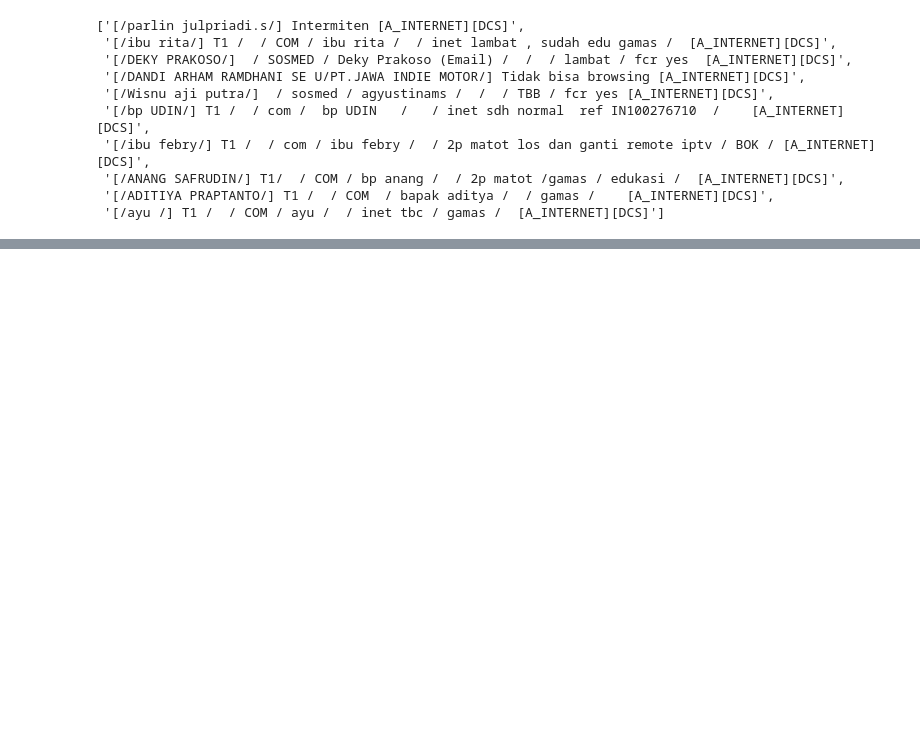
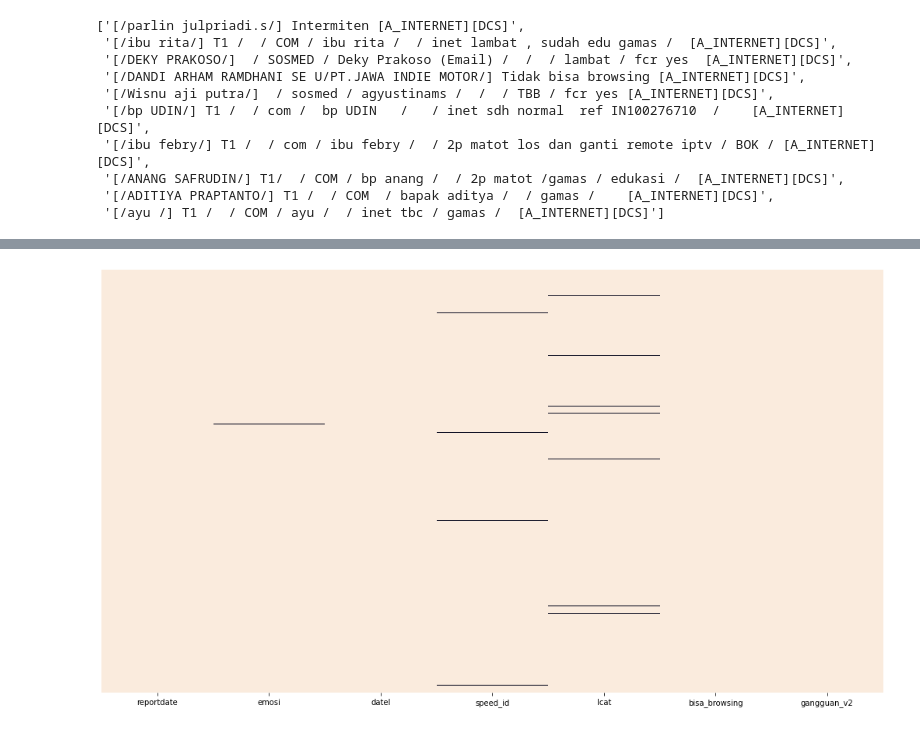
Before and after one commit to jafar-shodiq/complete-proj, a Jupyter notebook: 2021/07/internship-telkom-data-scientist/ticket/tiket.ipynb, the cells around one changed output, grey strips where cells are left out. Drawn from its saved outputs; the diff is of its cells as text; code cells hidden in the pictures; blank space fills up the shorter version.

```diff
--- a/2021/07/internship-telkom-data-scientist/ticket/tiket.ipynb
+++ b/2021/07/internship-telkom-data-scientist/ticket/tiket.ipynb
@@ -556,0 +1305,2 @@ jkt['trouble_headline'].sample(10).to_list()
+# %%
+eda = eda.drop('gangguan', axis=1)
@@ -556,0 +1394,8 @@ jkt['trouble_headline'].sample(10).to_list()
+# %%
+mask_bool_emosi = ~eda['emosi'].str.lower().str.contains(r'[a-z]')
+mask_bool_lcat = ~eda['lcat'].str.lower().str.contains(r'[a-z]')
+mask_bool_speedid = ~eda['speed_id'].str.lower().str.contains(r'[0-9]')
+# %%
+eda['emosi'] = eda['emosi'].mask(mask_bool_emosi, np.nan)
+eda['lcat'] = eda['lcat'].mask(mask_bool_lcat, np.nan)
+eda['speed_id'] = eda['speed_id'].mask(mask_bool_speedid, np.nan)
@@ -556,0 +1470,10 @@ jkt['trouble_headline'].sample(10).to_list()
+# %%
+def plot_null_matrix(df, figsize=(18, 10)):
+    plt.figure(figsize=figsize)
+    df_null = df.isnull()
+    sns.heatmap(~df_null, cbar=False, yticklabels=False)
+    plt.show()
+# %%
+plot_null_matrix(eda)
+# %% [output]
+[figure, added]
```
Also changed, not shown: parts of 109 cells of this notebook.
